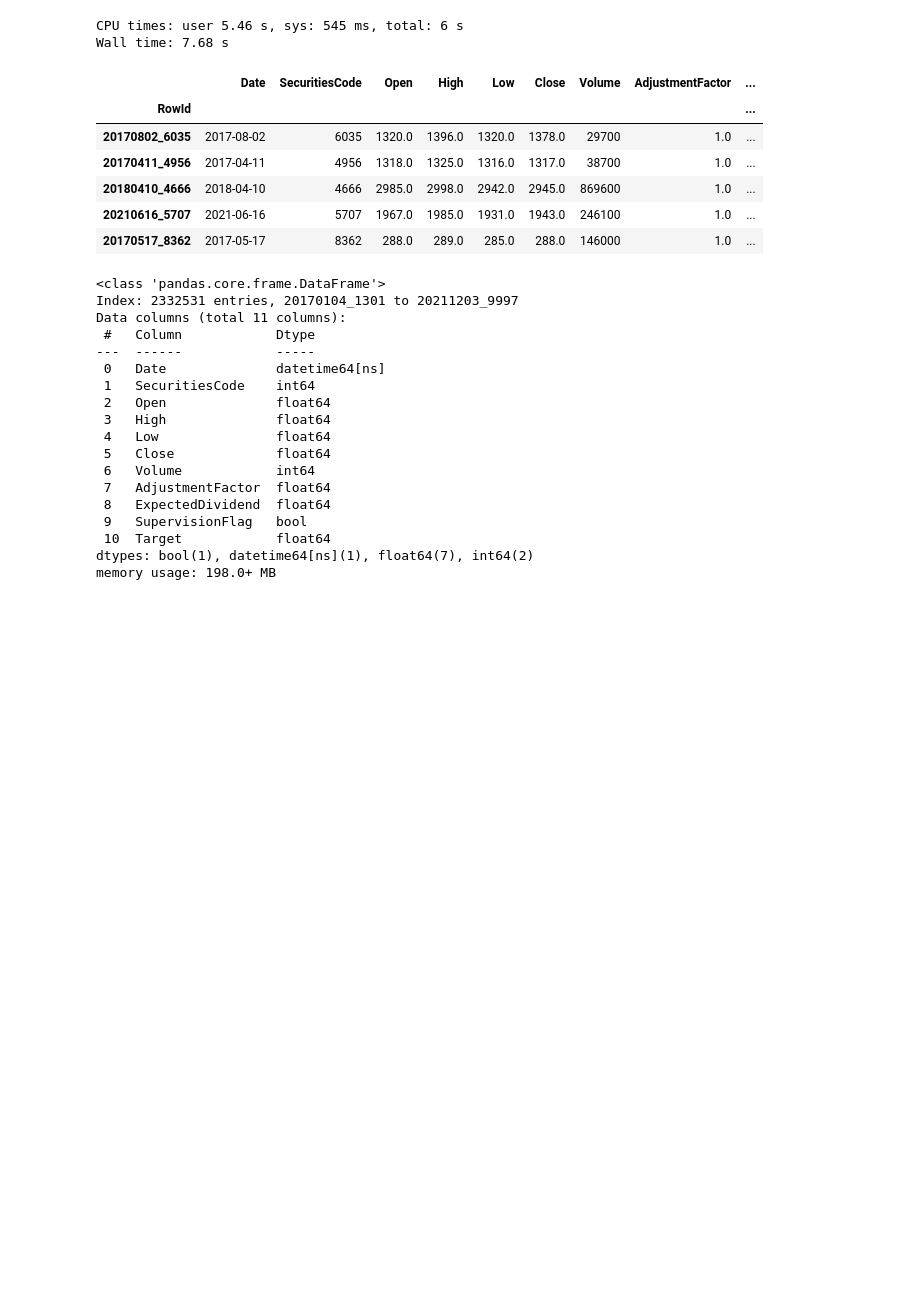
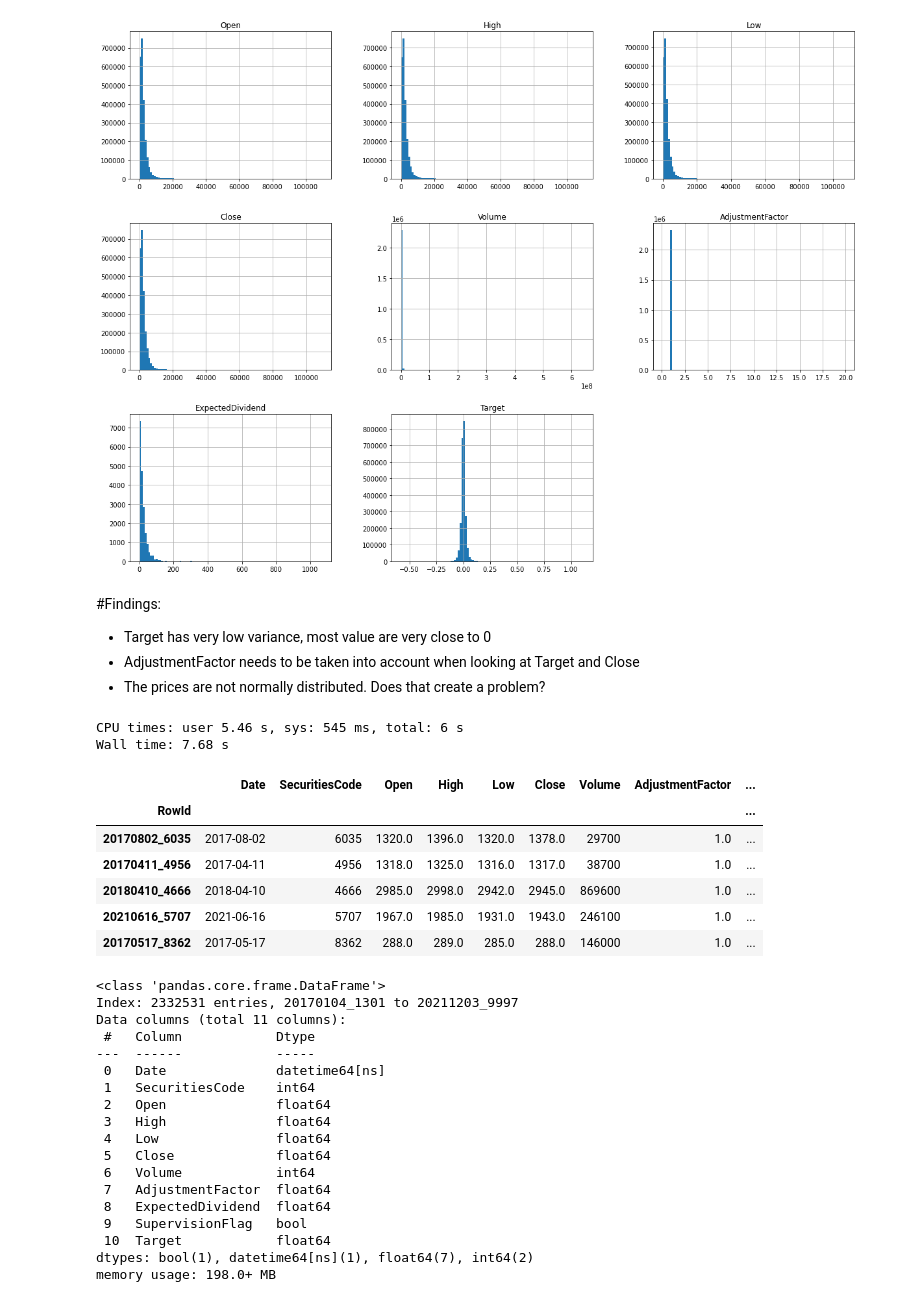
Before and after one commit to vasilyevdmitry14/JPX, a Jupyter notebook: main-jpx.ipynb, the cells around one changed output. Saved outputs shown, nothing was run; the diff lists cells and outputs as text; code cells hidden in the pictures; blank space fills up the shorter version.

Commit message:
Quick look at the data structure of stock_prices.csv implemented

```diff
--- a/main-jpx.ipynb
+++ b/main-jpx.ipynb
@@ -15,0 +15,4 @@ def get_training_data(path=)
+# %%
+def get_data(path, file):
+    csv_path = os.path.join(path, file)
+    return pd.read_csv(csv_path)
@@ -15,0 +21,3 @@ def get_training_data(path=)
+# %%
+train_stock_prices = get_data(TRAIN_DATA_PATH, 'stock_prices.csv')
+train_stock_prices.head()
@@ -16,3 +66,13 @@ def get_training_data(path=)
+# %%
+train_stock_prices.drop('SecuritiesCode', axis=1).hist(bins=100, figsize=(20,15))
+plt.show()
+# %% [output]
+[figure, added]
+# %% [markdown]
+#Findings:
+- Target has very low variance, most value are very close to 0
+- AdjustmentFactor needs to be taken into account when looking at Target and Close
+- The prices are not normally distributed. Does that create a problem?
 # %%
 %%time
 #Import from stock_prices.csv and parse columns with dates:
```
Also changed, not shown: parts of 8 cells of this notebook.
